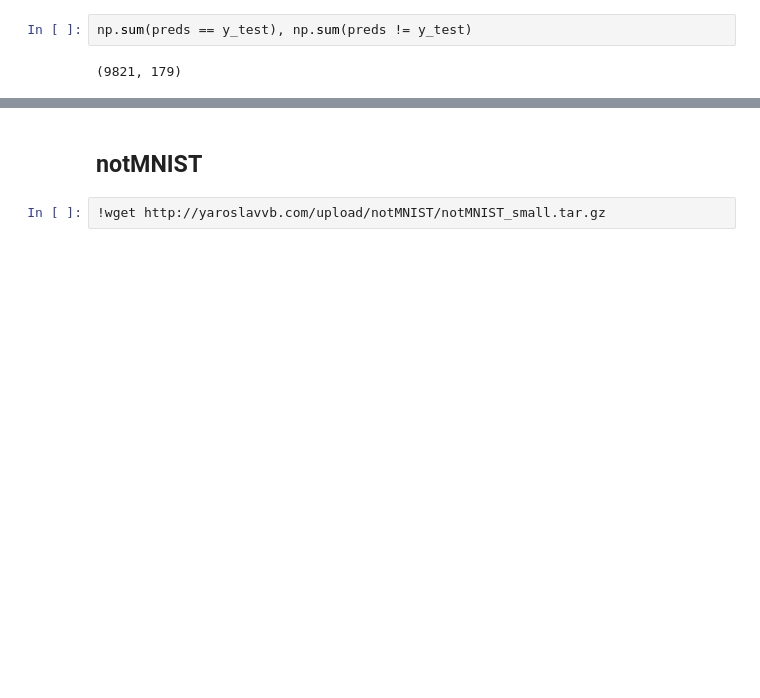
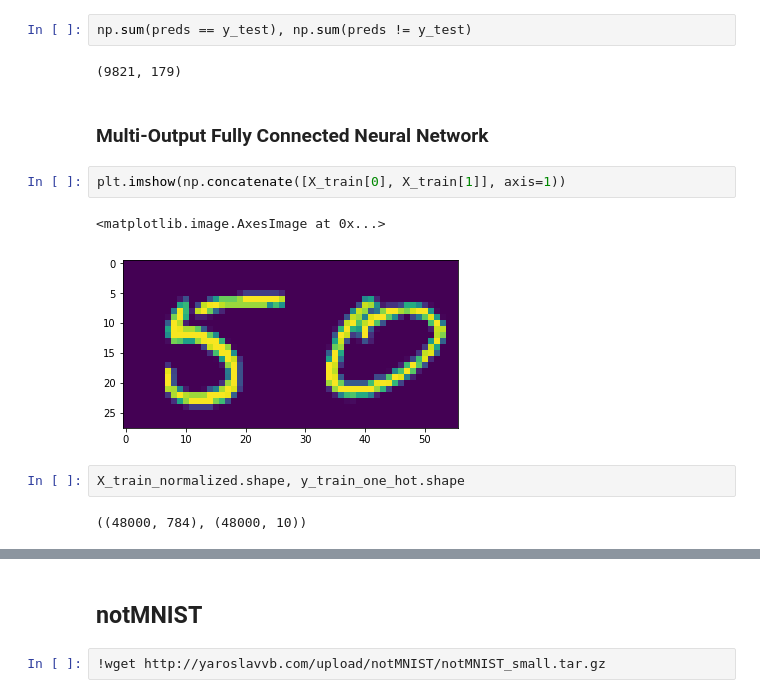
Before and after one commit to samiriff/MLND-digit-recognition, a Jupyter notebook: Copy_of_digit_recognition.ipynb, the cells around one changed output, grey strips where cells are left out. Saved outputs shown, nothing was run; the diff lists cells and outputs as text; blank space fills up the shorter version.

```diff
--- a/Copy_of_digit_recognition.ipynb
+++ b/Copy_of_digit_recognition.ipynb
@@ -177,3 +181,14 @@ array([7, 2, 1, ..., 4, 5, 6], dtype=uint8)
 np.sum(preds == y_test), np.sum(preds != y_test)
 # %% [output]
 (9821, 179)
+# %% [markdown]
+### Multi-Output Fully Connected Neural Network
+# %%
+plt.imshow(np.concatenate([X_train[0], X_train[1]], axis=1))
+# %% [output]
+<matplotlib.image.AxesImage at 0x...>
+[figure, added]
+# %%
+X_train_normalized.shape, y_train_one_hot.shape
+# %% [output]
+((48000, 784), (48000, 10))
```
Also changed, not shown: parts of 26 cells of this notebook.
